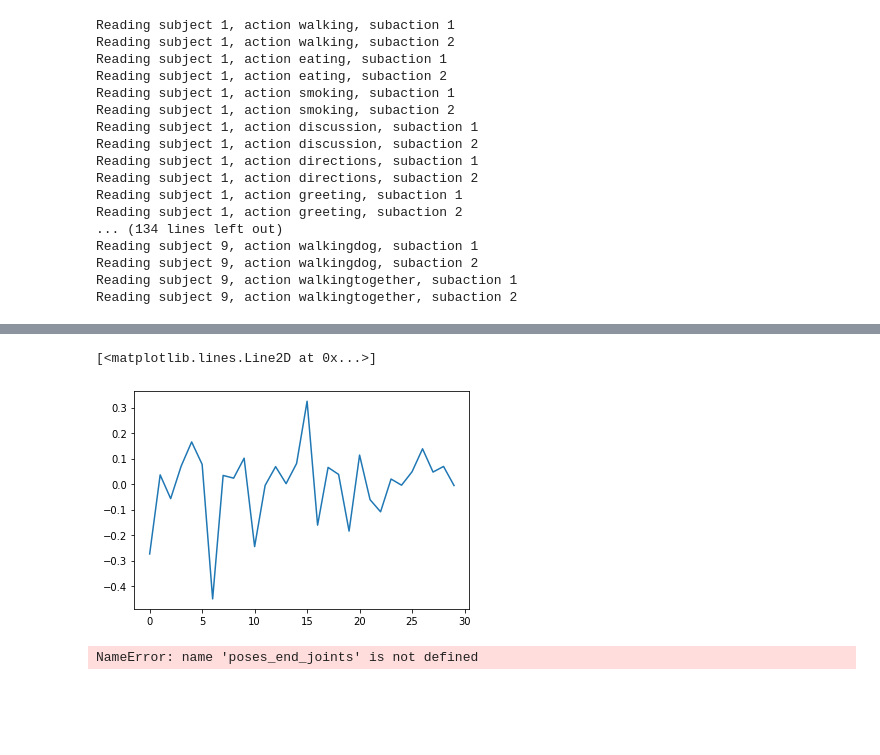
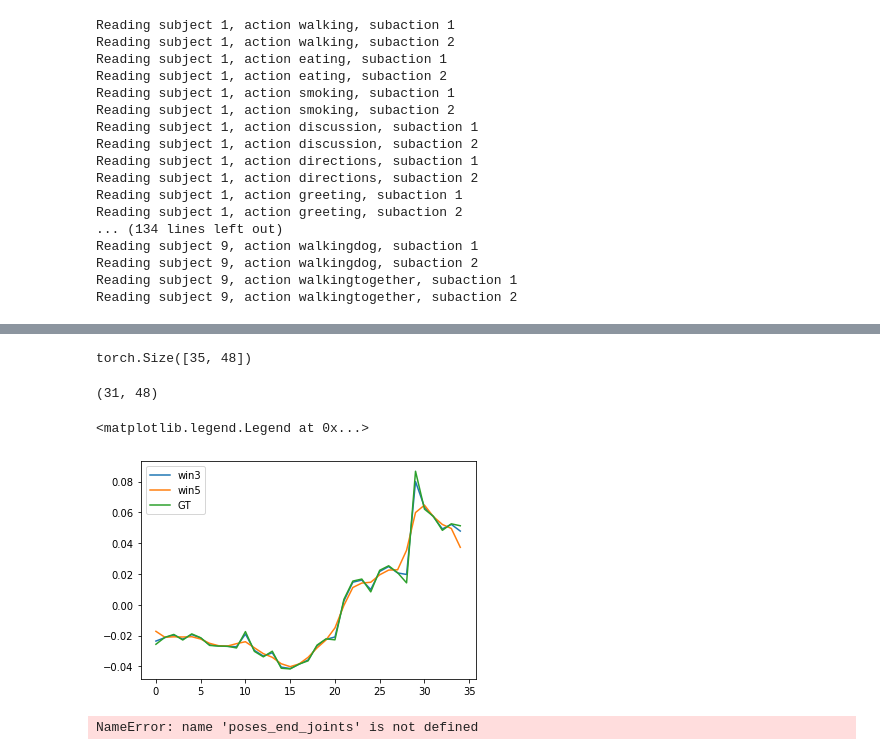
Before and after one commit to tileb1/LearnTrajDep, a Jupyter notebook: Untitled.ipynb, the cells around one changed output, grey strips where cells are left out. Cells and saved outputs as stored; diff of their text form; code cells hidden in the pictures; blank space fills up the shorter version.

```diff
--- a/Untitled.ipynb
+++ b/Untitled.ipynb
@@ -73,9 +67,27 @@ plt.plot(some_reconstruction[0, joint_index, :], c='red', label='reconstruction'
-# %%
-some_seq = next(iter(train_loader))[1]
-plt.plot(autoencoder.encoder(some_seq[0, 0, :]).detach())
-# %% [output]
-[<matplotlib.lines.Line2D at 0x...>]
-[figure, removed]
+# %%
+testtensor.shape
+# %% [output]
+torch.Size([35, 48])
+# %%
+testtensor = some_seq[0].transpose(0, 1)
+win3 = np.hamming(5)
+win3 = win3 / win3.sum()
+np.apply_along_axis(lambda x: np.convolve(x, win3, "valid"), 0, testtensor).shape
+# %% [output]
+(31, 48)
+# %%
+some_seq = next(iter(train_loader))[1]
+win5 = np.hamming(5)
+win5 = win5 / win5.sum()
+smoothed3 = np.convolve(some_seq[0, joint_index, :], win3, "same")
+smoothed5 = np.convolve(some_seq[0, joint_index, :], win5, "same")
+plt.plot(smoothed3, label='win3')
+plt.plot(smoothed5, label='win5')
+plt.plot(some_seq[0, joint_index, :], label='GT')
+plt.legend()
+# %% [output]
+<matplotlib.legend.Legend at 0x...>
+[figure, added]
 # %%
 hamming_window = np.hamming(120)
 plt.plot(hamming_window)
```
Also changed, not shown: parts of 6 cells of this notebook, 2 other files.
